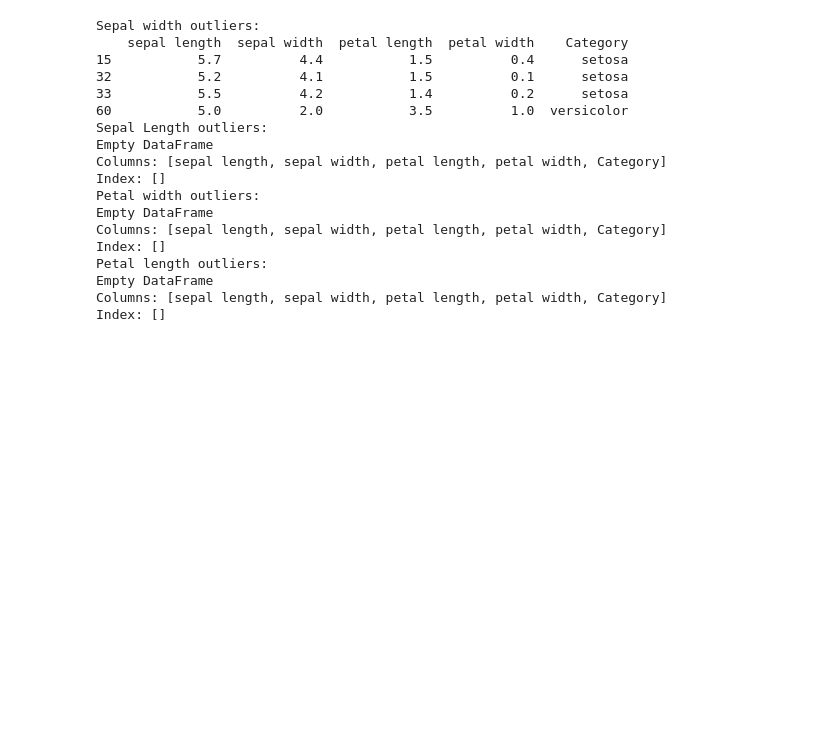
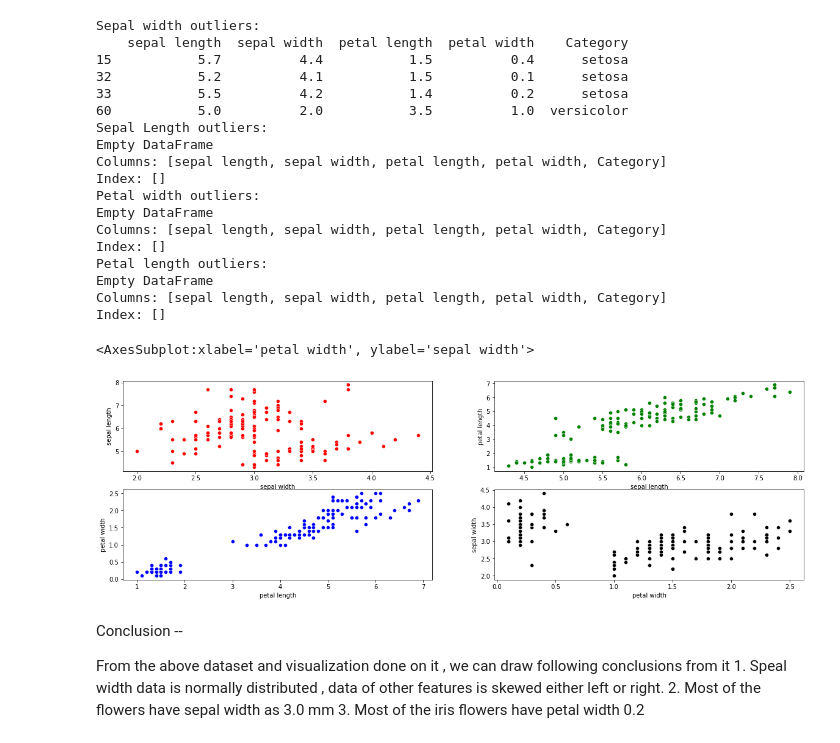
Before and after one commit to AdityaMalu/PICT_SEM_6, a Jupyter notebook: DSBDL/Assignment6/assignment6.ipynb, the cells around one changed output. Cells and saved outputs as stored; diff of their text form; code cells hidden in the pictures; blank space fills up the shorter version.

```diff
--- a/DSBDL/Assignment6/assignment6.ipynb
+++ b/DSBDL/Assignment6/assignment6.ipynb
@@ -157,3 +157,23 @@ Petal length outliers:
 Empty DataFrame
 Columns: [sepal length, sepal width, petal length, petal width, Category]
 Index: []
+# %%
+plt.figure(figsize=(20, 6))
+plt.subplot(2, 2, 1)
+sns.scatterplot(x="sepal width",y="sepal length",color='red',data=df)
+plt.subplot(2, 2, 2)
+sns.scatterplot(x="sepal length",y="petal length",color='green',data=df)
+plt.subplot(2, 2, 3)
+sns.scatterplot(x="petal length",y="petal width",color='blue',data=df)
+plt.subplot(2, 2, 4)
+sns.scatterplot(x="petal width",y="sepal width",color='black',data=df)
+# %% [output]
+<AxesSubplot:xlabel='petal width', ylabel='sepal width'>
+[figure, added]
+# %% [markdown]
+Conclusion --
+
+From the above dataset and visualization done on it , we can draw following conclusions from it
+    1. Speal width data is normally distributed , data of other features is skewed either left or right.
+    2. Most of the flowers have sepal width as 3.0 mm
+    3. Most of the iris flowers have petal width 0.2
```
Also changed, not shown: 1 other file.
